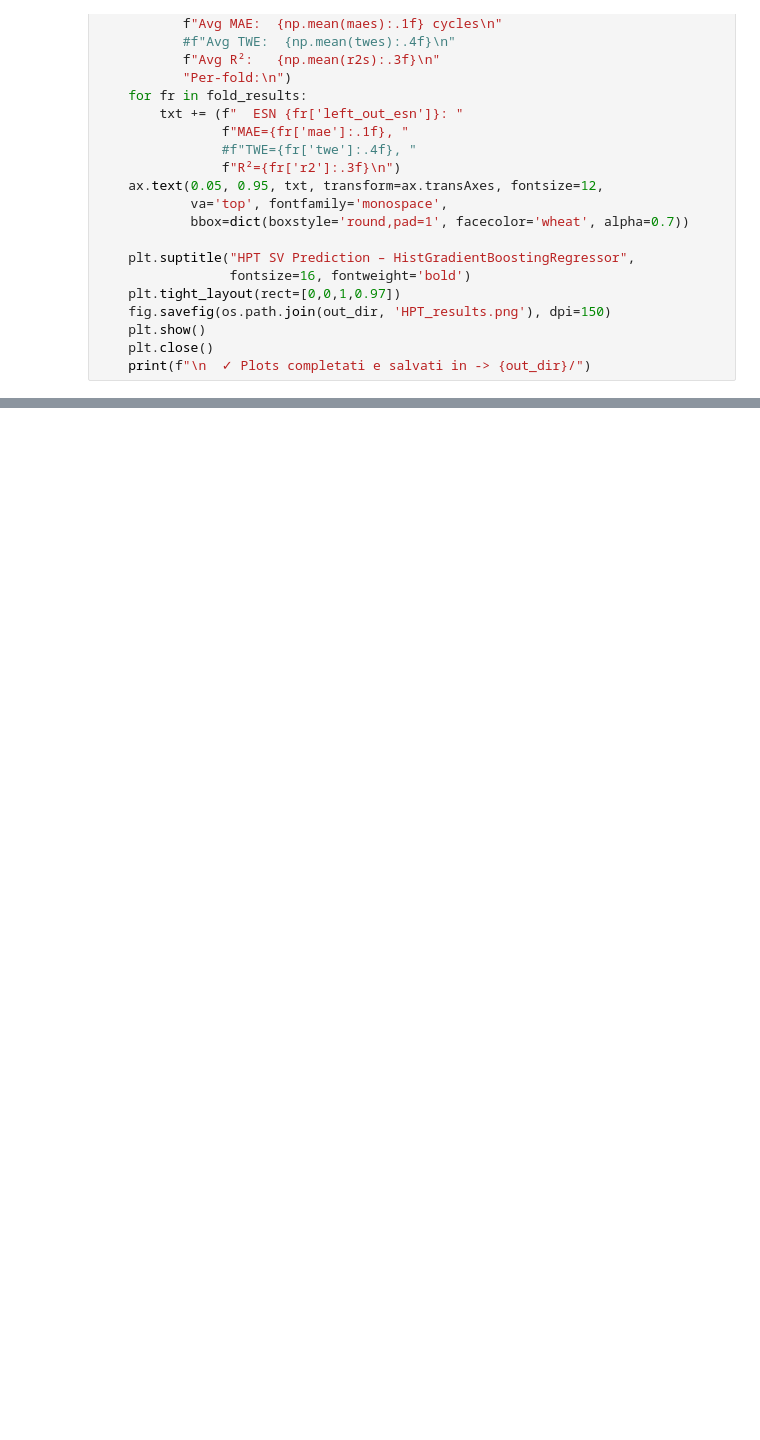
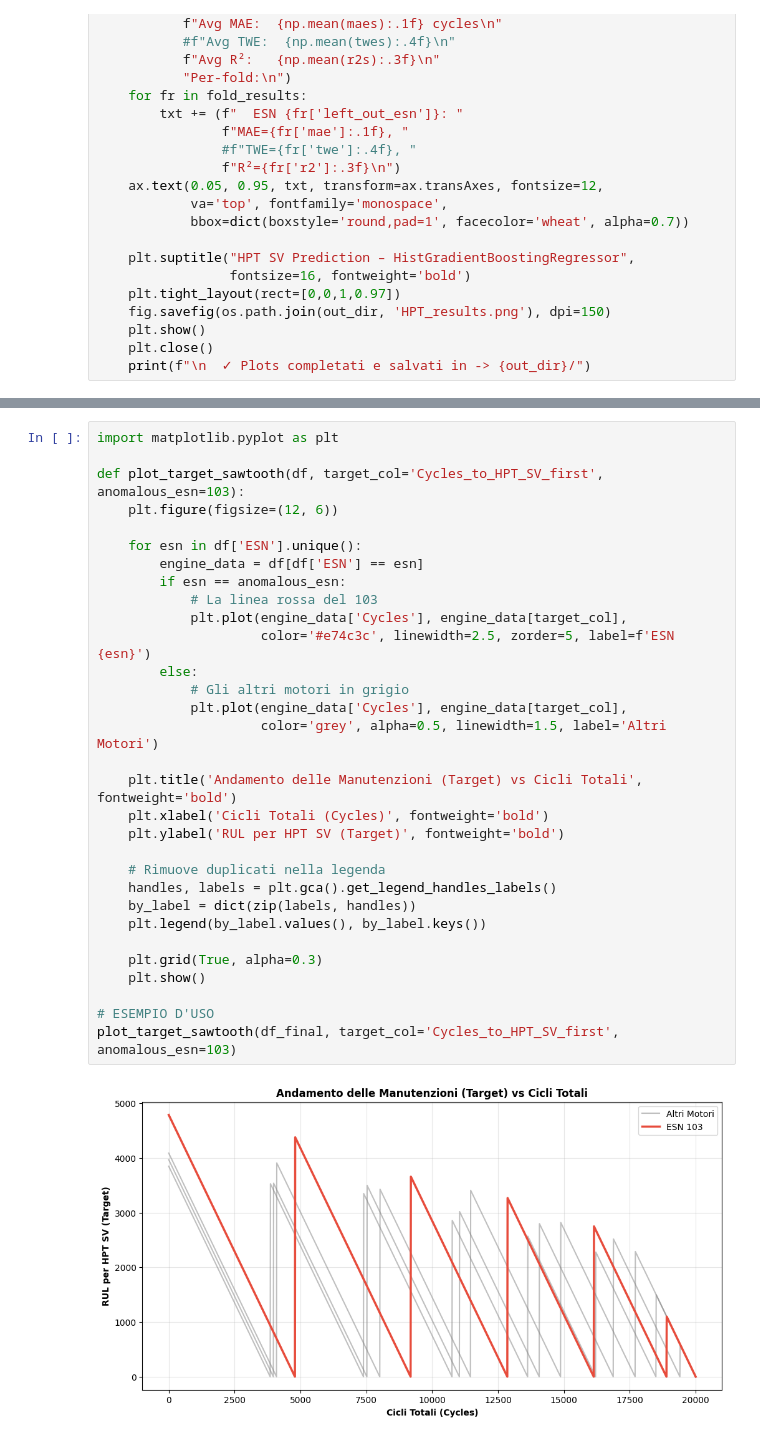
Before and after one commit to SbattellaMattia/PHM-North-America-2025-Conference-Data-Challenge, a Jupyter notebook: HPT_prediction.ipynb, the cells around one changed output, grey strips where cells are left out. Saved outputs shown, nothing was run; the diff lists cells and outputs as text; blank space fills up the shorter version.

```diff
--- a/HPT_prediction.ipynb
+++ b/HPT_prediction.ipynb
@@ -343,0 +340,33 @@ R2 medio:  0.850
+# %%
+import matplotlib.pyplot as plt
+
+def plot_target_sawtooth(df, target_col='Cycles_to_HPT_SV_first', anomalous_esn=103):
+    plt.figure(figsize=(12, 6))
+
+    for esn in df['ESN'].unique():
+        engine_data = df[df['ESN'] == esn]
+        if esn == anomalous_esn:
+            # La linea rossa del 103
+            plt.plot(engine_data['Cycles'], engine_data[target_col],
+                     color='#e74c3c', linewidth=2.5, zorder=5, label=f'ESN {esn}')
+        else:
+            # Gli altri motori in grigio
+            plt.plot(engine_data['Cycles'], engine_data[target_col],
+                     color='grey', alpha=0.5, linewidth=1.5, label='Altri Motori')
+
+    plt.title('Andamento delle Manutenzioni (Target) vs Cicli Totali', fontweight='bold')
+    plt.xlabel('Cicli Totali (Cycles)', fontweight='bold')
+    plt.ylabel('RUL per HPT SV (Target)', fontweight='bold')
+
+    # Rimuove duplicati nella legenda
+    handles, labels = plt.gca().get_legend_handles_labels()
+    by_label = dict(zip(labels, handles))
+    plt.legend(by_label.values(), by_label.keys())
+
+    plt.grid(True, alpha=0.3)
+    plt.show()
+
+# ESEMPIO D'USO
+plot_target_sawtooth(df_final, target_col='Cycles_to_HPT_SV_first', anomalous_esn=103)
+# %% [output]
+[figure, added]
```
Also changed, not shown: parts of 5 cells of this notebook, 59 other files.
